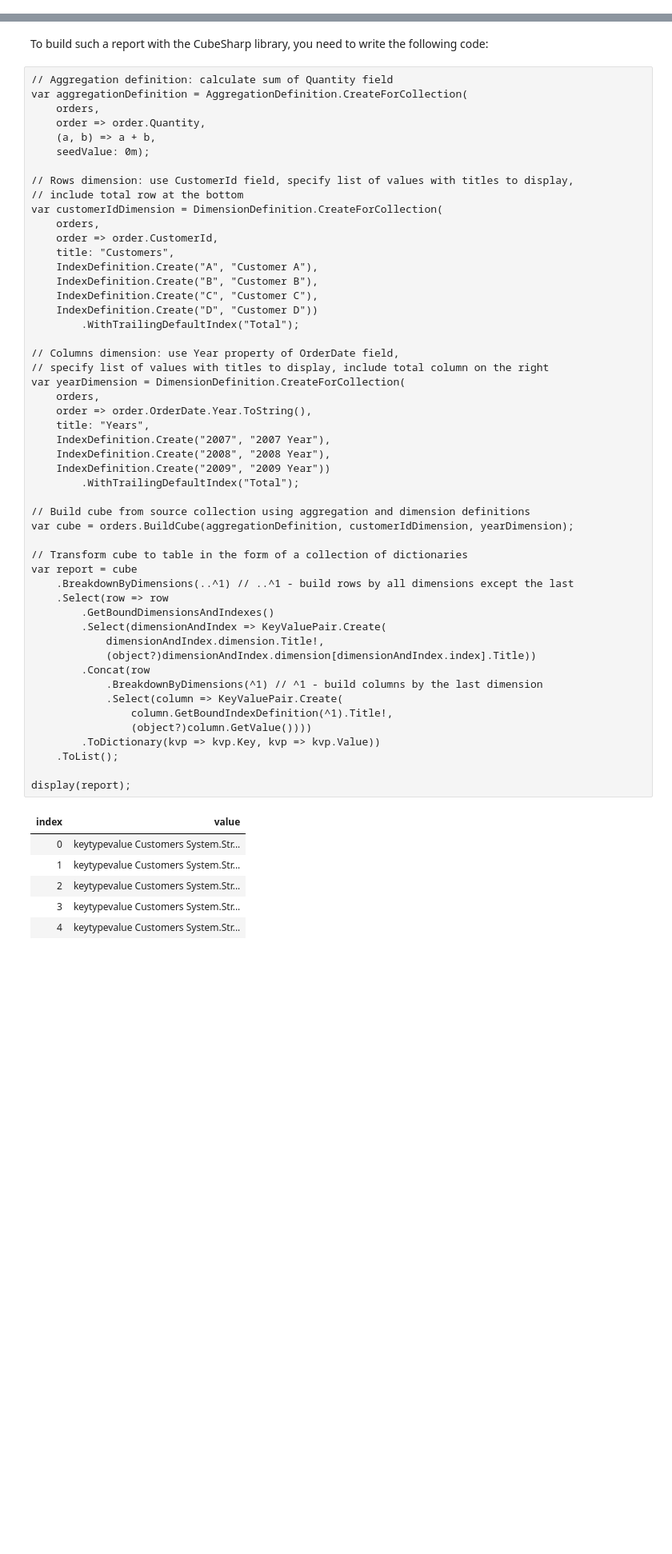
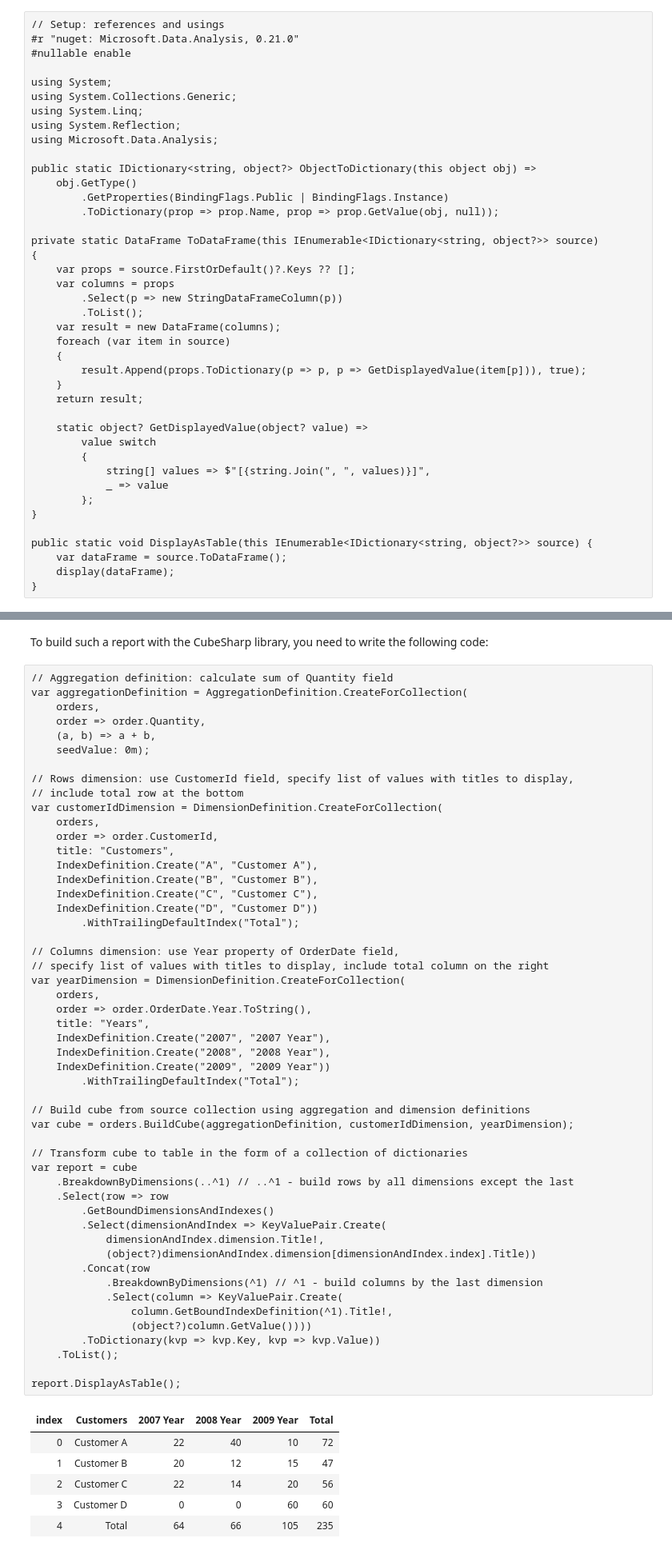
Before and after one commit to GennadyGS/CubeSharp, a Jupyter notebook: doc/CubeSharp.ipynb, the cells around one changed output, grey strips where cells are left out. Shown: that part at 80% size. Cells and saved outputs as stored; diff of their text form; blank space fills up the shorter version.

Commit message:
Add tables visualization

```diff
--- a/doc/CubeSharp.ipynb
+++ b/doc/CubeSharp.ipynb
@@ -23,3 +23,44 @@ Imagine you need to build a tabular report involving multiple factors (or dimens
 If you use SQL for this purpose, you have limited possibilities for refactoring and testing your code, making it difficult to maintain. If you use native .NET capabilities like LINQ, you need to write many ad-hoc data manipulations such as filtering, mapping, and aggregation, which also makes code difficult to maintain.
 
 The CubeSharp library allows you to systematize your implementation approach to multi-factor (or multi-dimensional) reports by building in-memory data cubes and then transforming them into the required tabular representation.
+# %%
+// Setup: references and usings
+#r "nuget: Microsoft.Data.Analysis, 0.21.0"
+#nullable enable
+
+using System;
+using System.Collections.Generic;
+using System.Linq;
+using System.Reflection;
+using Microsoft.Data.Analysis;
+
+public static IDictionary<string, object?> ObjectToDictionary(this object obj) =>
+    obj.GetType()
+        .GetProperties(BindingFlags.Public | BindingFlags.Instance)
+        .ToDictionary(prop => prop.Name, prop => prop.GetValue(obj, null));
+
+private static DataFrame ToDataFrame(this IEnumerable<IDictionary<string, object?>> source)
+{
+    var props = source.FirstOrDefault()?.Keys ?? [];
+    var columns = props
+        .Select(p => new StringDataFrameColumn(p))
+        .ToList();
+    var result = new DataFrame(columns);
+    foreach (var item in source)
+    {
+        result.Append(props.ToDictionary(p => p, p => GetDisplayedValue(item[p])), true);
+    }
+    return result;
+
+    static object? GetDisplayedValue(object? value) =>
+        value switch
+        {
+            string[] values => $"[{string.Join(", ", values)}]",
+            _ => value
+        };
+}
+
+public static void DisplayAsTable(this IEnumerable<IDictionary<string, object?>> source) {
+    var dataFrame = source.ToDataFrame();
+    display(dataFrame);
+}
@@ -119,40 +157,40 @@ var customerIdDimension = DimensionDefinition.CreateForCollection(
 // specify list of values with titles to display, include total column on the right
 var yearDimension = DimensionDefinition.CreateForCollection(
     orders,
     order => order.OrderDate.Year.ToString(),
     title: "Years",
     IndexDefinition.Create("2007", "2007 Year"),
     IndexDefinition.Create("2008", "2008 Year"),
     IndexDefinition.Create("2009", "2009 Year"))
         .WithTrailingDefaultIndex("Total");
 
 // Build cube from source collection using aggregation and dimension definitions
 var cube = orders.BuildCube(aggregationDefinition, customerIdDimension, yearDimension);
 
 // Transform cube to table in the form of a collection of dictionaries
 var report = cube
     .BreakdownByDimensions(..^1) // ..^1 - build rows by all dimensions except the last
     .Select(row => row
         .GetBoundDimensionsAndIndexes()
         .Select(dimensionAndIndex => KeyValuePair.Create(
             dimensionAndIndex.dimension.Title!,
             (object?)dimensionAndIndex.dimension[dimensionAndIndex.index].Title))
         .Concat(row
             .BreakdownByDimensions(^1) // ^1 - build columns by the last dimension
             .Select(column => KeyValuePair.Create(
                 column.GetBoundIndexDefinition(^1).Title!,
                 (object?)column.GetValue())))
         .ToDictionary(kvp => kvp.Key, kvp => kvp.Value))
     .ToList();
 
-display(report);
+report.DisplayAsTable();
 # %% [output]
-| index | value |
-| 0 | keytypevalue Customers System.Str... |
-| 1 | keytypevalue Customers System.Str... |
-| 2 | keytypevalue Customers System.Str... |
-| 3 | keytypevalue Customers System.Str... |
-| 4 | keytypevalue Customers System.Str... |
+| index | Customers | 2007 Year | 2008 Year | 2009 Year | Total |
+| 0 | Customer A | 22 | 40 | 10 | 72 |
+| 1 | Customer B | 20 | 12 | 15 | 47 |
+| 2 | Customer C | 22 | 14 | 20 | 56 |
+| 3 | Customer D | 0 | 0 | 60 | 60 |
+| 4 | Total | 64 | 66 | 105 | 235 |
 # %% [markdown]
 For now, it's sufficient to understand how requirements are reflected in this code. All details will be explained in the following sections. The result will be a collection of dictionaries, which in tabular form is equivalent to the desired report.
 # %% [markdown]
```
Also changed, not shown: parts of 18 cells of this notebook.
